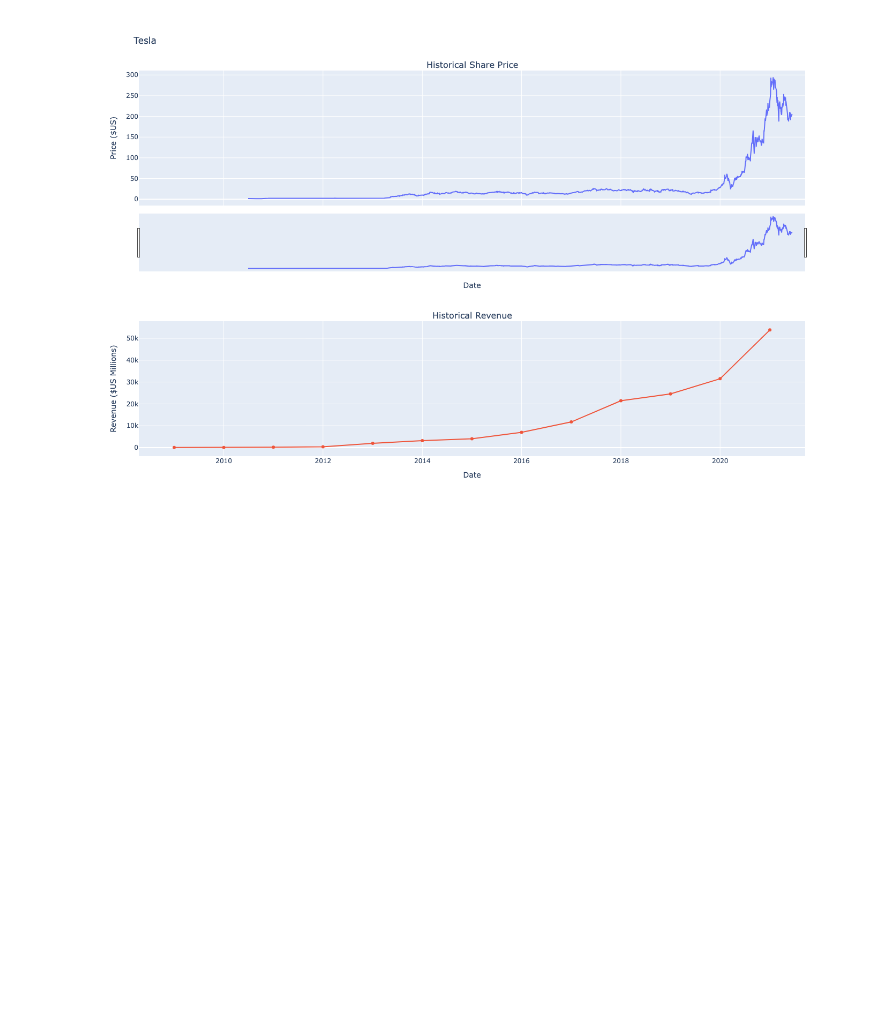
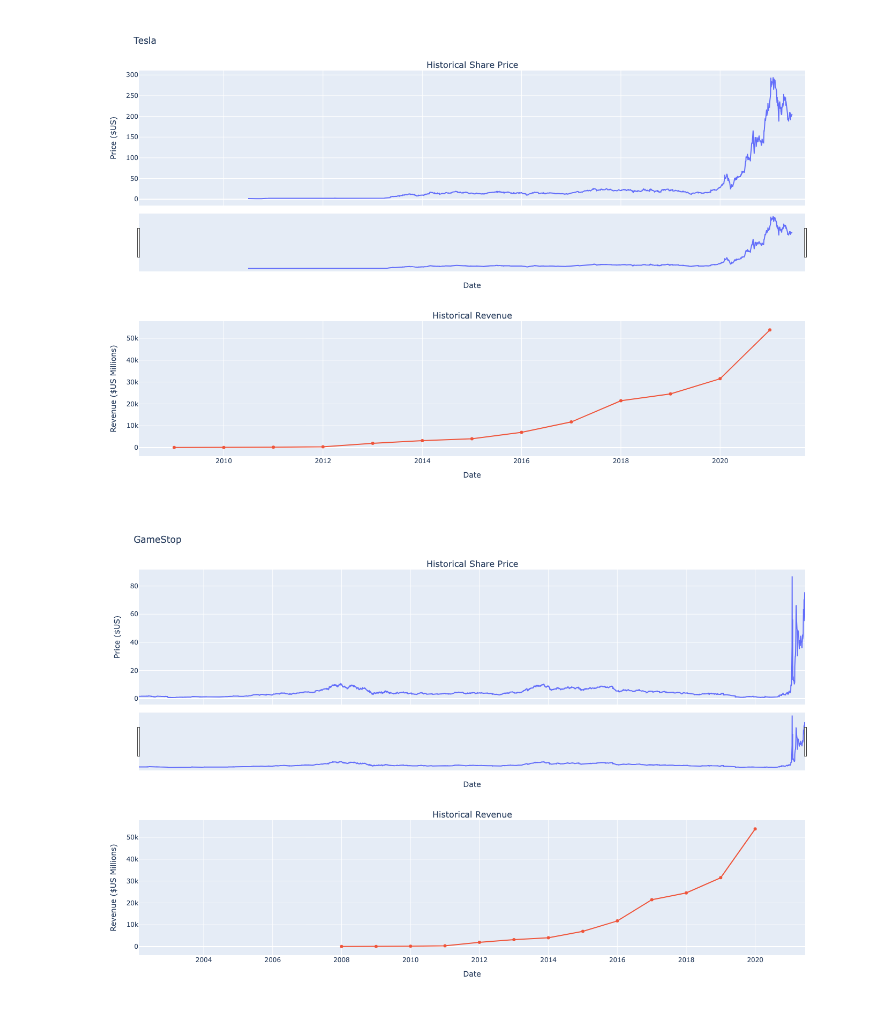
Before and after one commit to yy0426y/Tools-for-Data-Science, a Jupyter notebook: as.ipynb, the cells around one changed output. Drawn from its saved outputs; the diff is of its cells as text; code cells hidden in the pictures; blank space fills up the shorter version.

```diff
--- a/as.ipynb
+++ b/as.ipynb
@@ -159,4 +159,6 @@ make_graph(tesla_data, tesla_revenue, 'Tesla')
 # %%
 gme_revenue.Revenue.str.replace(",", "")
 gme_revenue.Revenue.str.replace("$", "")
-make_graph(gme_data, gme_revenue, 'Tesla')
+make_graph(gme_data, gme_revenue, 'GameStop')
+# %% [output]
+[figure, added]
```
